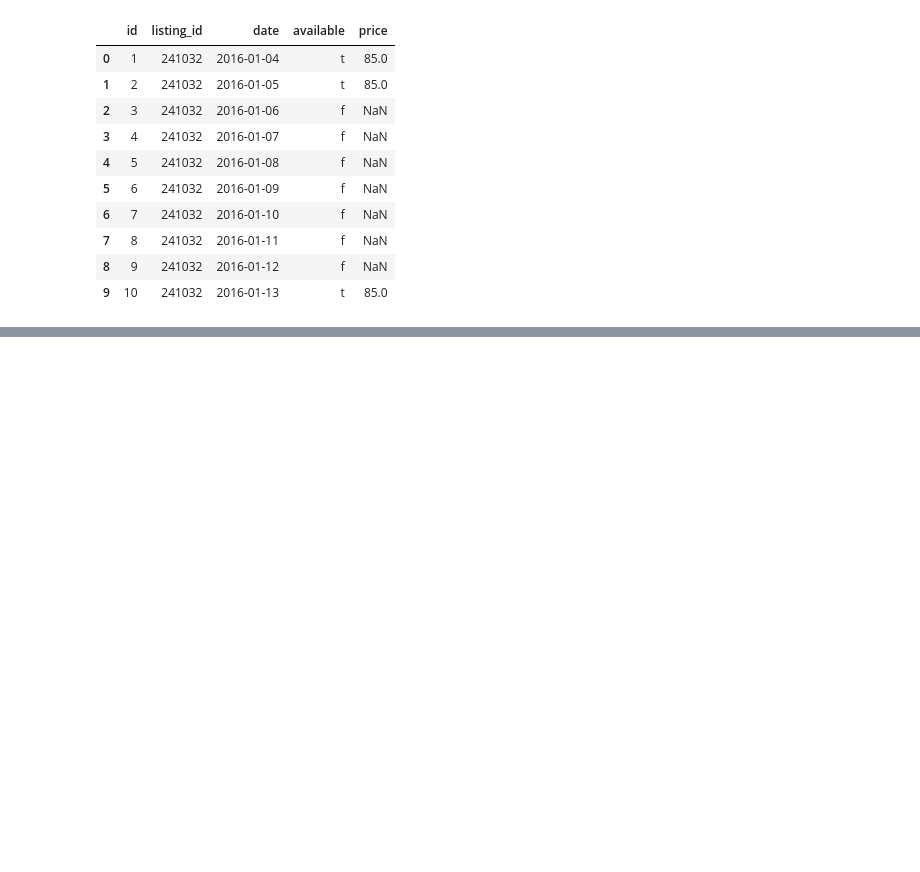
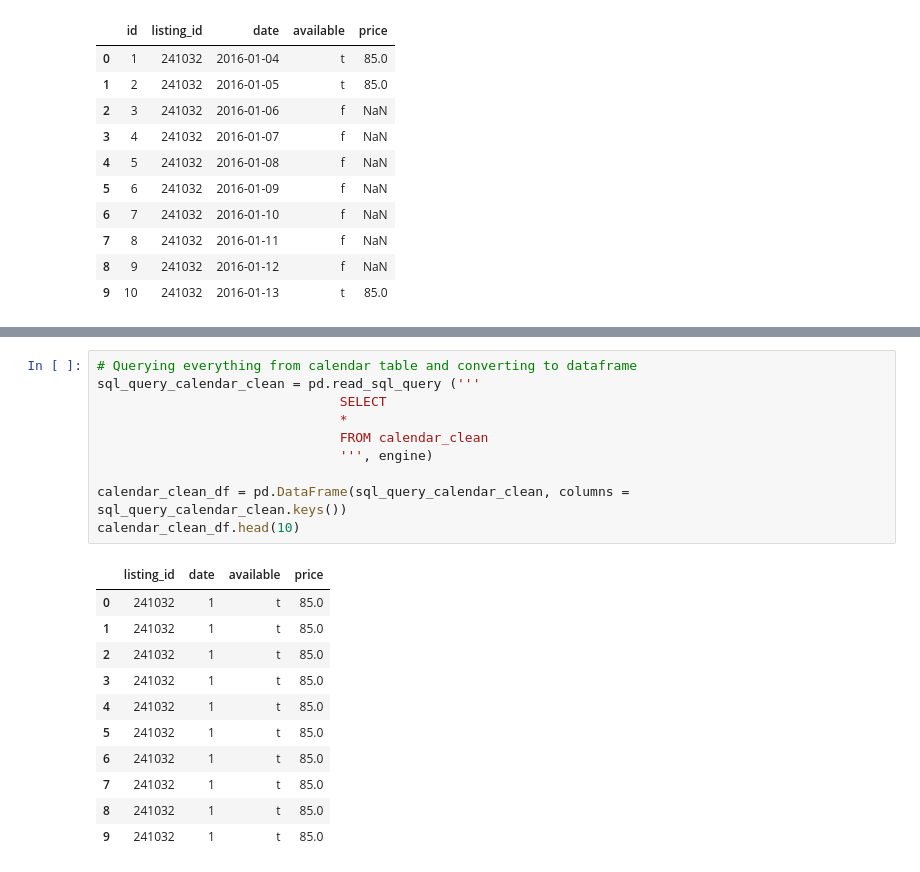
Before and after one commit to emilyporter920/seattle_airbnb, a Jupyter notebook: SQL_to_Python.ipynb, the cells around one changed output, grey strips where cells are left out. Cells and saved outputs as stored; diff of their text form; blank space fills up the shorter version.

```diff
--- a/SQL_to_Python.ipynb
+++ b/SQL_to_Python.ipynb
@@ -102,0 +126,22 @@ calendar_df.head(10)
+# %%
+# Querying everything from calendar table and converting to dataframe
+sql_query_calendar_clean = pd.read_sql_query ('''
+                               SELECT
+                               *
+                               FROM calendar_clean
+                               ''', engine)
+
+calendar_clean_df = pd.DataFrame(sql_query_calendar_clean, columns = sql_query_calendar_clean.keys())
+calendar_clean_df.head(10)
+# %% [output]
+|  | listing_id | date | available | price |
+| 0 | 241032 | 1 | t | 85.0 |
+| 1 | 241032 | 1 | t | 85.0 |
+| 2 | 241032 | 1 | t | 85.0 |
+| 3 | 241032 | 1 | t | 85.0 |
+| 4 | 241032 | 1 | t | 85.0 |
+| 5 | 241032 | 1 | t | 85.0 |
+| 6 | 241032 | 1 | t | 85.0 |
+| 7 | 241032 | 1 | t | 85.0 |
+| 8 | 241032 | 1 | t | 85.0 |
+| 9 | 241032 | 1 | t | 85.0 |
```
Also changed, not shown: parts of 3 cells of this notebook, 1 other file.
